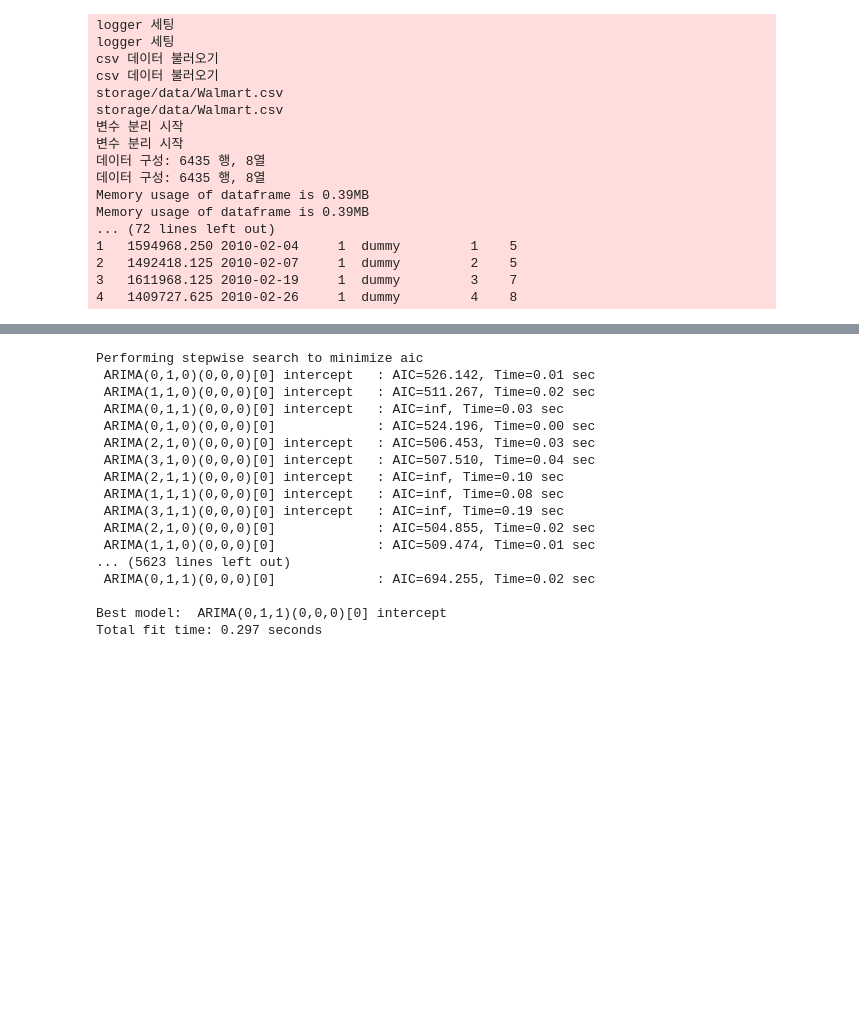
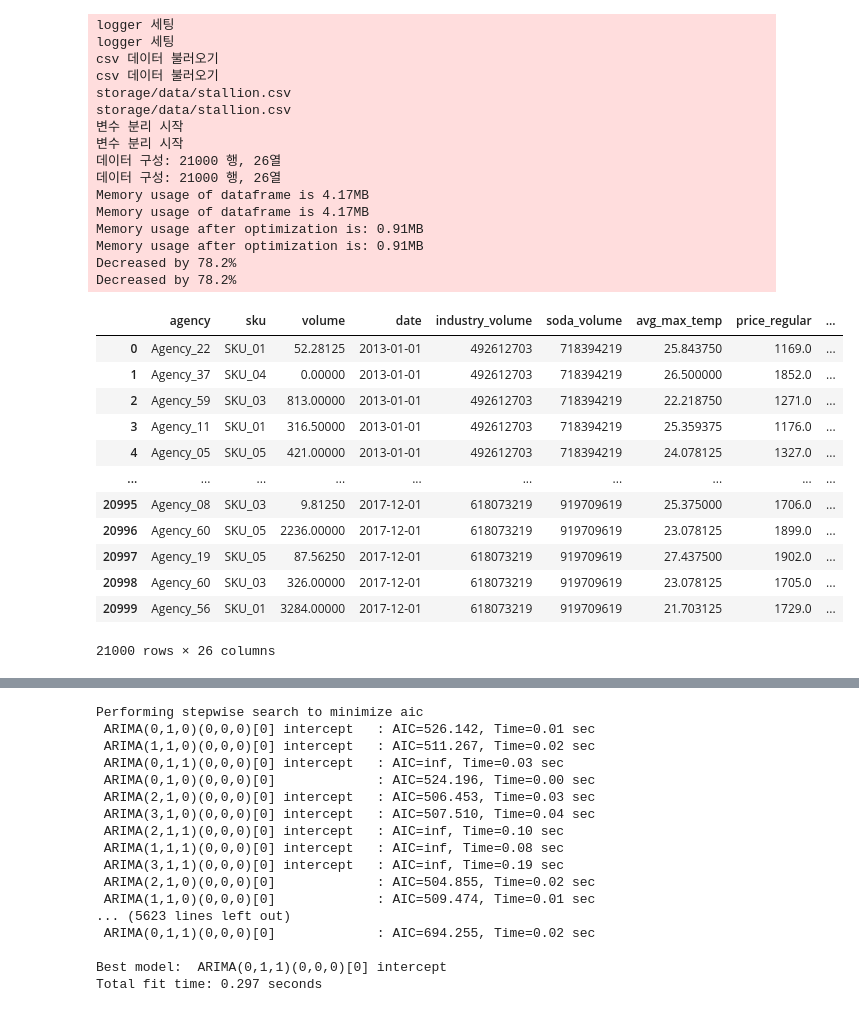
Before and after one commit to semi-zero/conf_forecast, a Jupyter notebook: arima_ets.ipynb, the cells around one changed output, grey strips where cells are left out. Drawn from its saved outputs; the diff is of its cells as text; code cells hidden in the pictures; blank space fills up the shorter version.

```diff
--- a/arima_ets.ipynb
+++ b/arima_ets.ipynb
@@ -79,22 +79,37 @@ predict_n = 7
 log_name = 'practice_tft'
 set_logger(log_name)
 data, var_list, num_var, obj_var = input_data.Data_load(path, log_name).read_data()
-df = preprocess.Preprocessing(log_name, data, var_list, num_var, obj_var, target_var=target_var, date_var=date_var, store_list=store_list, unit=unit).df
+#df = preprocess.Preprocessing(log_name, data, var_list, num_var, obj_var, target_var=target_var, date_var=date_var, store_list=store_list, unit=unit).df
 # %% [output]
 logger 세팅
 logger 세팅
 csv 데이터 불러오기
 csv 데이터 불러오기
-storage/data/Walmart.csv
-storage/data/Walmart.csv
+storage/data/stallion.csv
+storage/data/stallion.csv
 변수 분리 시작
 변수 분리 시작
-데이터 구성: 6435 행, 8열
-데이터 구성: 6435 행, 8열
-Memory usage of dataframe is 0.39MB
-Memory usage of dataframe is 0.39MB
-... (72 lines left out)
-1   1594968.250 2010-02-04     1  dummy         1    5
-2   1492418.125 2010-02-07     1  dummy         2    5
-3   1611968.125 2010-02-19     1  dummy         3    7
-4   1409727.625 2010-02-26     1  dummy         4    8
+데이터 구성: 21000 행, 26열
+데이터 구성: 21000 행, 26열
+Memory usage of dataframe is 4.17MB
+Memory usage of dataframe is 4.17MB
+Memory usage after optimization is: 0.91MB
+Memory usage after optimization is: 0.91MB
+Decreased by 78.2%
+Decreased by 78.2%
+# %%
+data
+# %% [output]
+|  | agency | sku | volume | date | industry_volume | soda_volume | avg_max_temp | price_regular | ... |
+| 0 | Agency_22 | SKU_01 | 52.28125 | 2013-01-01 | 492612703 | 718394219 | 25.843750 | 1169.0 | ... |
+| 1 | Agency_37 | SKU_04 | 0.00000 | 2013-01-01 | 492612703 | 718394219 | 26.500000 | 1852.0 | ... |
+| 2 | Agency_59 | SKU_03 | 813.00000 | 2013-01-01 | 492612703 | 718394219 | 22.218750 | 1271.0 | ... |
+| 3 | Agency_11 | SKU_01 | 316.50000 | 2013-01-01 | 492612703 | 718394219 | 25.359375 | 1176.0 | ... |
+| 4 | Agency_05 | SKU_05 | 421.00000 | 2013-01-01 | 492612703 | 718394219 | 24.078125 | 1327.0 | ... |
+| ... | ... | ... | ... | ... | ... | ... | ... | ... | ... |
+| 20995 | Agency_08 | SKU_03 | 9.81250 | 2017-12-01 | 618073219 | 919709619 | 25.375000 | 1706.0 | ... |
+| 20996 | Agency_60 | SKU_05 | 2236.00000 | 2017-12-01 | 618073219 | 919709619 | 23.078125 | 1899.0 | ... |
+| 20997 | Agency_19 | SKU_05 | 87.56250 | 2017-12-01 | 618073219 | 919709619 | 27.437500 | 1902.0 | ... |
+| 20998 | Agency_60 | SKU_03 | 326.00000 | 2017-12-01 | 618073219 | 919709619 | 23.078125 | 1705.0 | ... |
+| 20999 | Agency_56 | SKU_01 | 3284.00000 | 2017-12-01 | 618073219 | 919709619 | 21.703125 | 1729.0 | ... |
+21000 rows × 26 columns
```
Also changed, not shown: parts of 2 cells of this notebook, 33 other files.
